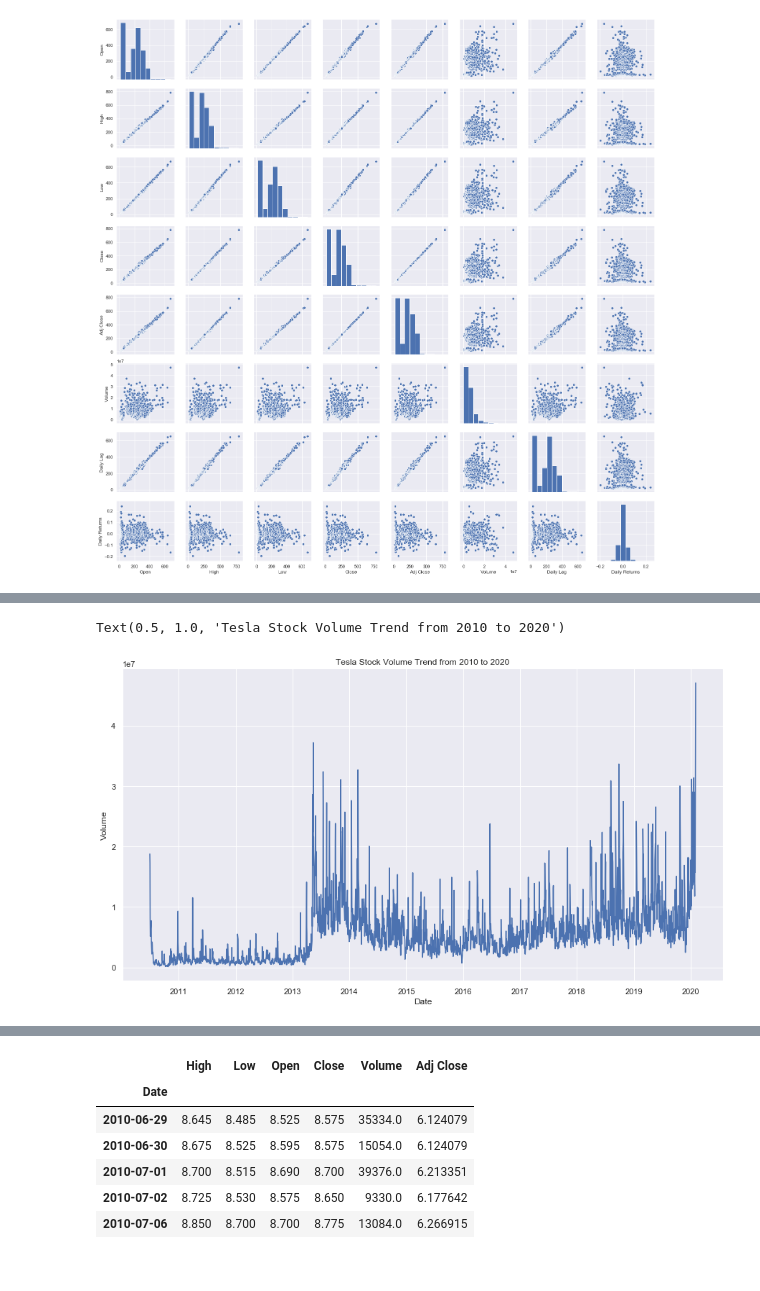
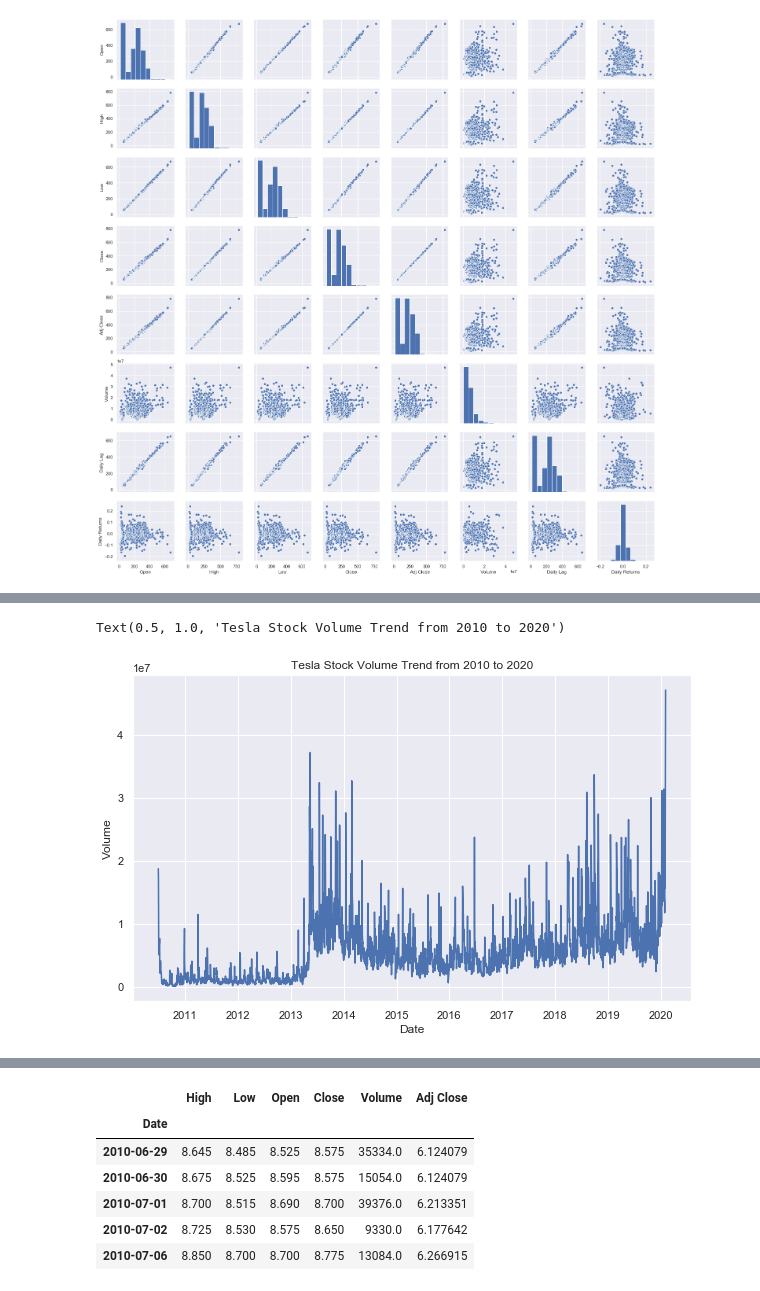
Before and after one commit to vidvatabuch/Tesla-Stock-Analysis, a Jupyter notebook: Tesla stock analysis.ipynb, the cells around one changed output, grey strips where cells are left out. Saved outputs shown, nothing was run; the diff lists cells and outputs as text; code cells hidden in the pictures.

```diff
--- a/Tesla stock analysis.ipynb
+++ b/Tesla stock analysis.ipynb
@@ -133,10 +132,10 @@ plt.show()
 # %%
 #Tesla Stock volume
-plt.figure(figsize=(15,8))
+plt.figure(figsize=(10,6))
 sns.lineplot(tesla_stockdata.index,tesla_stockdata['Volume'])
 plt.title('Tesla Stock Volume Trend from 2010 to 2020')
 # %% [output]
 Text(0.5, 1.0, 'Tesla Stock Volume Trend from 2010 to 2020')
-[figure, old version]
+[figure, new version]
 # %%
 # Daily returns trend
```
Also changed, not shown: parts of 18 cells of this notebook.
